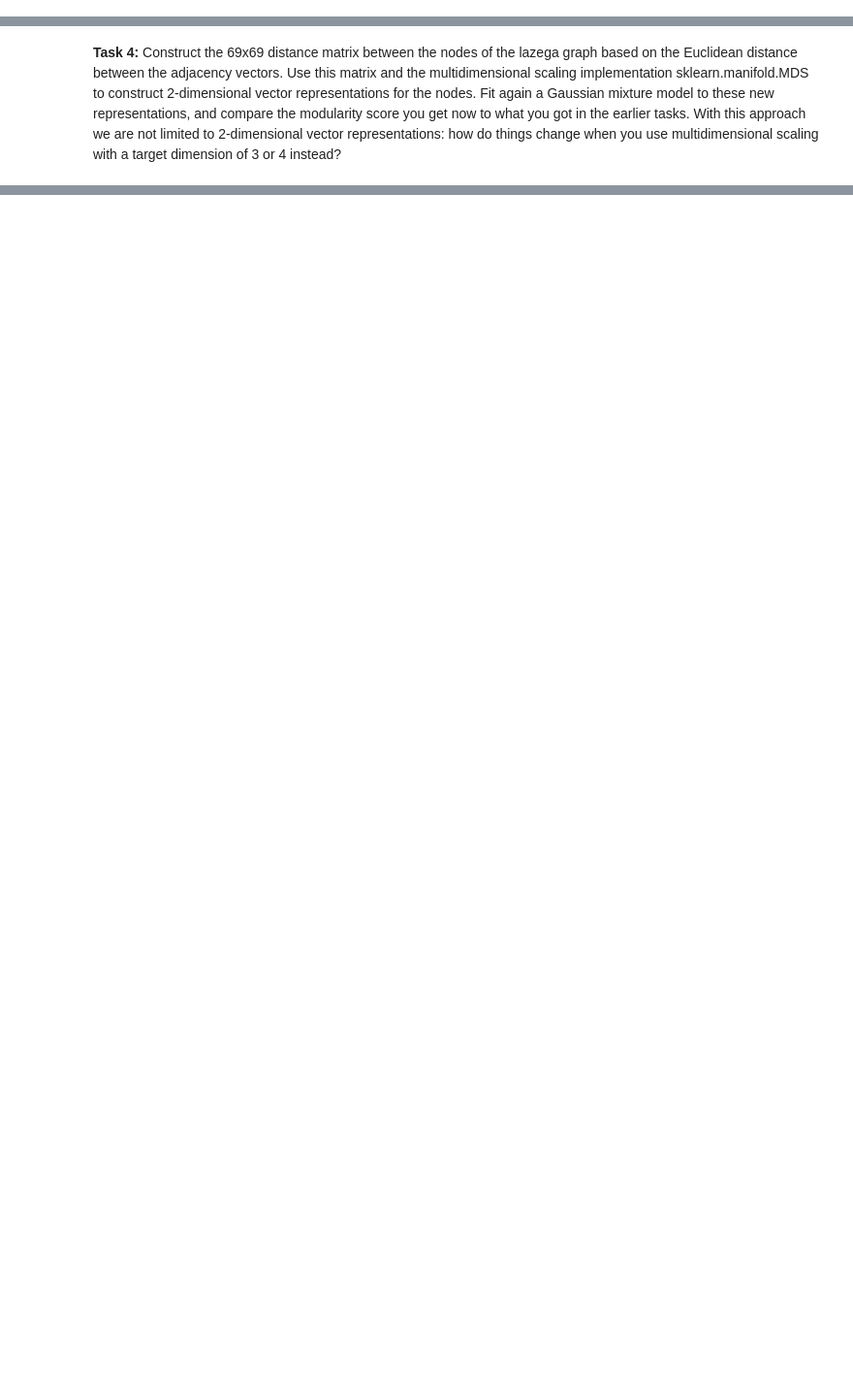
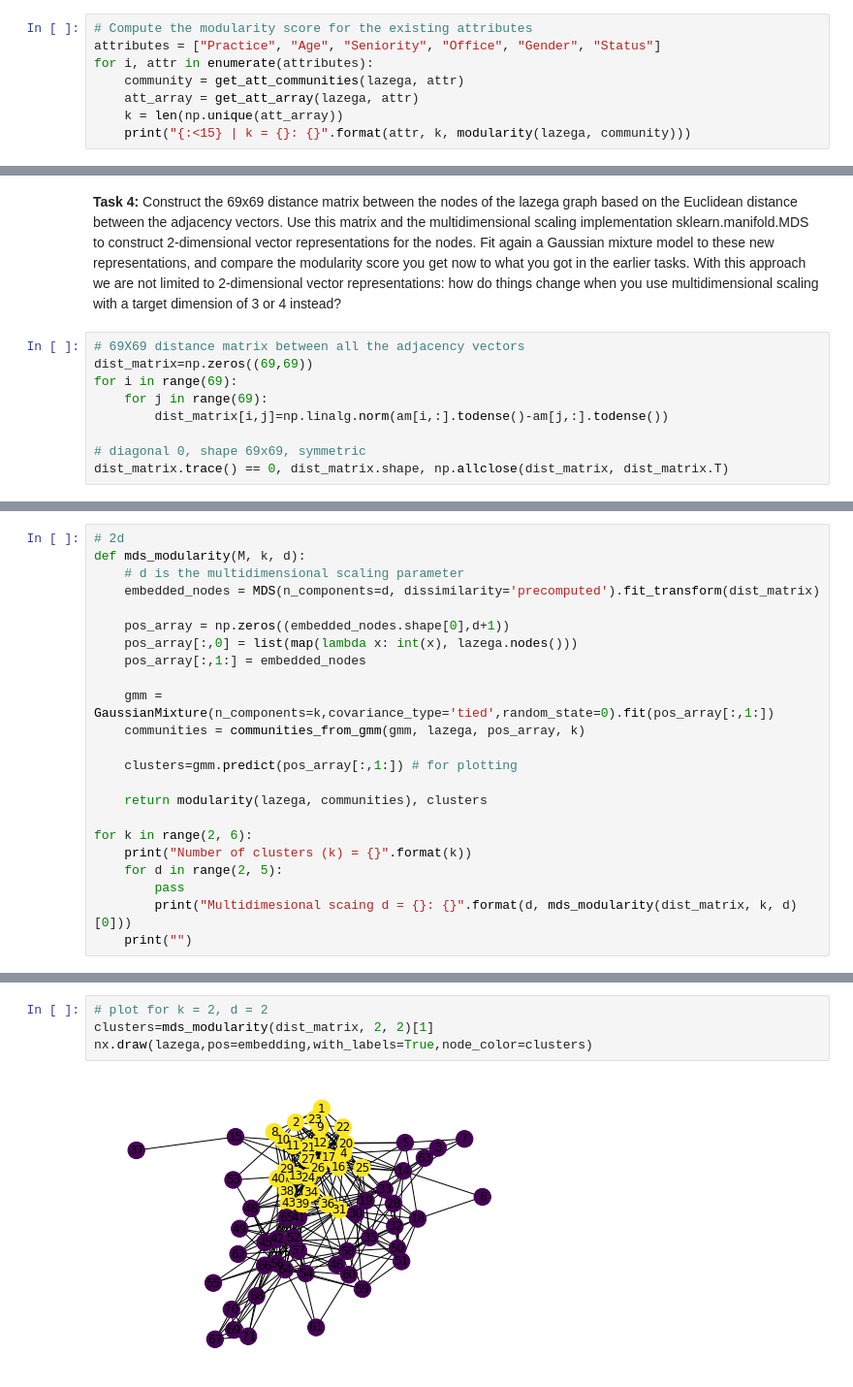
Before and after one commit to KuskIV/ml_exam_notes, a Jupyter notebook: selfstudy/04.ipynb, the cells around one changed output, grey strips where cells are left out. Shown at 97% size. Drawn from its saved outputs; the diff is of its cells as text; blank space fills up the shorter version.

```diff
--- a/selfstudy/04.ipynb
+++ b/selfstudy/04.ipynb
@@ -66,0 +122,8 @@ Compare the different community structures (attribute-based, and Newman-Girvan)
+# %%
+# Compute the modularity score for the existing attributes
+attributes = ["Practice", "Age", "Seniority", "Office", "Gender", "Status"]
+for i, attr in enumerate(attributes):
+    community = get_att_communities(lazega, attr)
+    att_array = get_att_array(lazega, attr)
+    k = len(np.unique(att_array))
+    print("{:<15} | k = {}: {}".format(attr, k, modularity(lazega, community)))
@@ -110,2 +358,11 @@ print("The distance between the adjacency vectors of nodes {} and {} is {}".form
 # %% [markdown]
 **Task 4:** Construct the 69x69 distance matrix between the nodes of the lazega graph based on the Euclidean distance between the adjacency vectors. Use this matrix and the multidimensional scaling implementation sklearn.manifold.MDS to construct 2-dimensional vector representations for the nodes. Fit again a Gaussian mixture model to these new representations, and compare the modularity score you get now to what you got in the earlier tasks. With this approach we are not limited to 2-dimensional vector representations: how do things change when you use multidimensional scaling with a target dimension of 3 or 4 instead?
+# %%
+# 69X69 distance matrix between all the adjacency vectors
+dist_matrix=np.zeros((69,69))
+for i in range(69):
+    for j in range(69):
+        dist_matrix[i,j]=np.linalg.norm(am[i,:].todense()-am[j,:].todense())
+
+# diagonal 0, shape 69x69, symmetric
+dist_matrix.trace() == 0, dist_matrix.shape, np.allclose(dist_matrix, dist_matrix.T)
@@ -111,0 +373,23 @@ print("The distance between the adjacency vectors of nodes {} and {} is {}".form
+# %%
+# 2d
+def mds_modularity(M, k, d):
+    # d is the multidimensional scaling parameter
+    embedded_nodes = MDS(n_components=d, dissimilarity='precomputed').fit_transform(dist_matrix)
+
+    pos_array = np.zeros((embedded_nodes.shape[0],d+1))
+    pos_array[:,0] = list(map(lambda x: int(x), lazega.nodes()))
+    pos_array[:,1:] = embedded_nodes
+
+    gmm = GaussianMixture(n_components=k,covariance_type='tied',random_state=0).fit(pos_array[:,1:])
+    communities = communities_from_gmm(gmm, lazega, pos_array, k)
+
+    clusters=gmm.predict(pos_array[:,1:]) # for plotting
+
+    return modularity(lazega, communities), clusters
+
+for k in range(2, 6):
+    print("Number of clusters (k) = {}".format(k))
+    for d in range(2, 5):
+        pass
+        print("Multidimesional scaing d = {}: {}".format(d, mds_modularity(dist_matrix, k, d)[0]))
+    print("")
@@ -111,0 +422,6 @@ print("The distance between the adjacency vectors of nodes {} and {} is {}".form
+# %%
+# plot for k = 2, d = 2
+clusters=mds_modularity(dist_matrix, 2, 2)[1]
+nx.draw(lazega,pos=embedding,with_labels=True,node_color=clusters)
+# %% [output]
+[figure, added]
```
Also changed, not shown: parts of 23 cells of this notebook, 22 other files.
